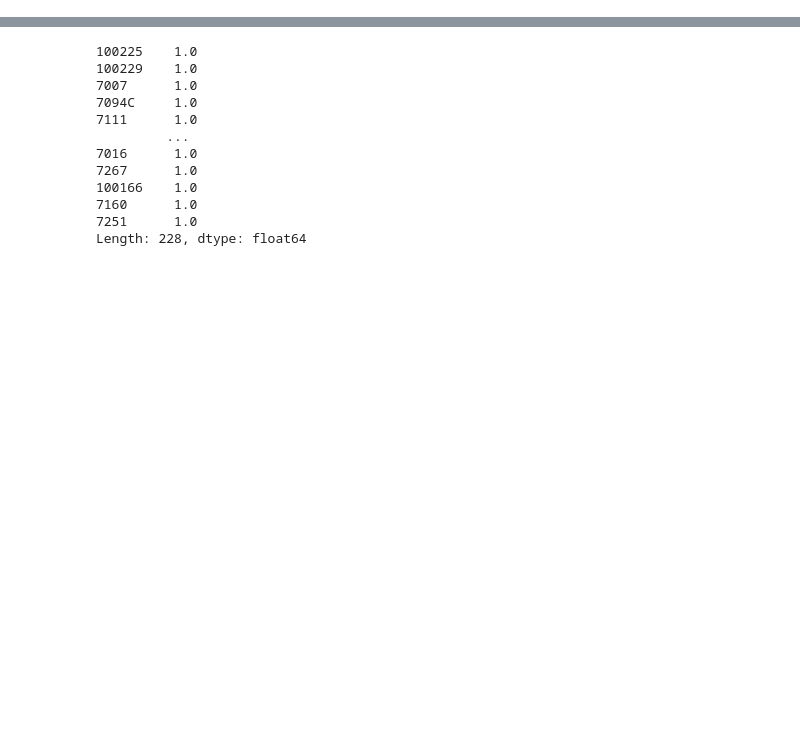
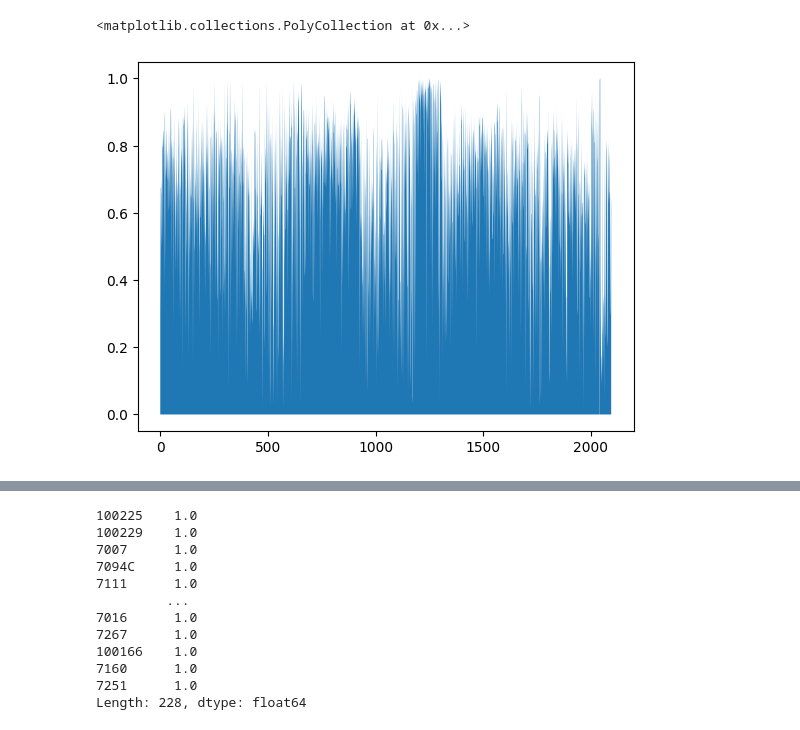
Before and after one commit to talnof1/microbiome_dysbiosis, a Jupyter notebook: american_gut/american_gut_pca.ipynb, the cells around one changed output, grey strips where cells are left out. Saved outputs shown, nothing was run; the diff lists cells and outputs as text; code cells hidden in the pictures; blank space fills up the shorter version.

```diff
--- a/american_gut/american_gut_pca.ipynb
+++ b/american_gut/american_gut_pca.ipynb
@@ -7,0 +51,21 @@ from sklearn.decomposition import PCA
+# %%
+from scipy.interpolate import make_interp_spline, BSpline
+
+#create data
+x = np.arange(0, len(dataHD_filtered))
+y = np.array(list(dataHD_filtered.sum(axis=1)))
+
+plt.fill_between(x, y,0, alpha=1)
+#define x as 200 equally spaced values between the min and max of original x
+# xnew = np.linspace(x.min(), x.max(), 400)
+
+# #define spline
+# spl = make_interp_spline(x, y, k=3)
+# y_smooth = spl(xnew)
+
+# #create smooth line chart
+# plt.plot(xnew, y_smooth)
+# plt.show()
+# %% [output]
+<matplotlib.collections.PolyCollection at 0x...>
+[figure, added]
```
Also changed, not shown: parts of 13 cells of this notebook, 3 other files.
